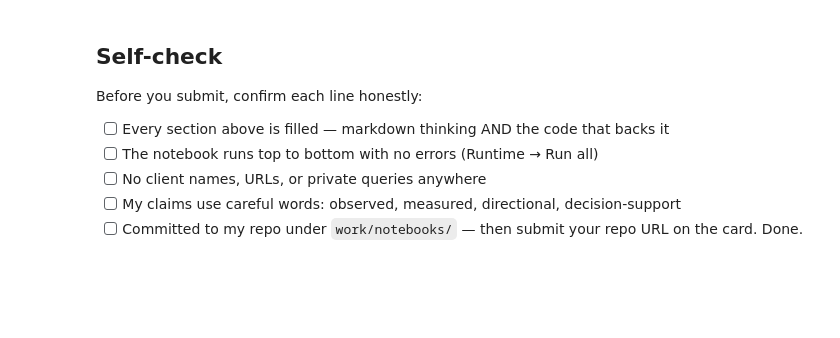
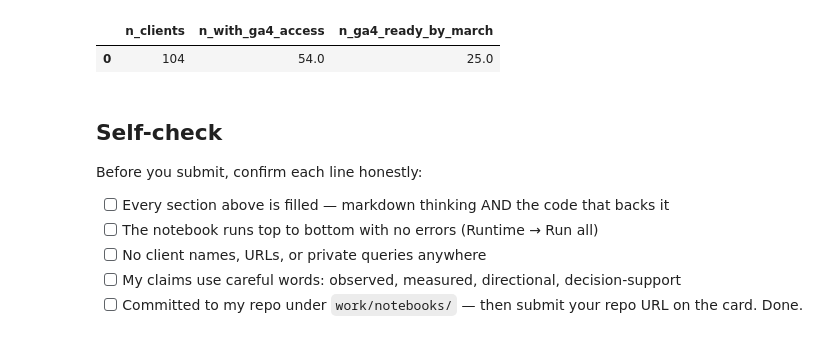
Before and after one commit to hawaekrami/week1, a Jupyter notebook: work/notebooks/w03_data_contract.ipynb, the cells around one changed output. Cells and saved outputs as stored; diff of their text form; code cells hidden in the pictures; blank space fills up the shorter version.

```diff
--- a/work/notebooks/w03_data_contract.ipynb
+++ b/work/notebooks/w03_data_contract.ipynb
@@ -37,3 +169,15 @@ This skeleton is yours to fill. Work the sections **in order** — each one has
+# %%
+client_ga4 = con.sql(f"""
+    SELECT
+        COUNT(*) AS n_clients,
+        SUM(CASE WHEN has_ga4_access THEN 1 ELSE 0 END) AS n_with_ga4_access,
+        SUM(CASE WHEN has_ga4_access AND ga4_data_start <= DATE '2026-03-01' THEN 1 ELSE 0 END) AS n_ga4_ready_by_march
+    FROM {DIM_CLIENTS}
+""").df()
+client_ga4
+# %% [output]
+|  | n_clients | n_with_ga4_access | n_ga4_ready_by_march |
+| 0 | 104 | 54.0 | 25.0 |
 # %% [markdown]
 ## Self-check
 
```
Also changed, not shown: parts of 16 cells of this notebook.
